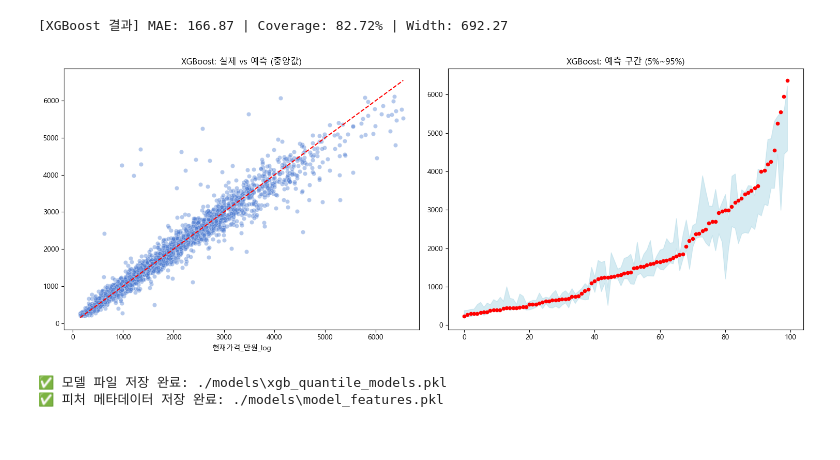
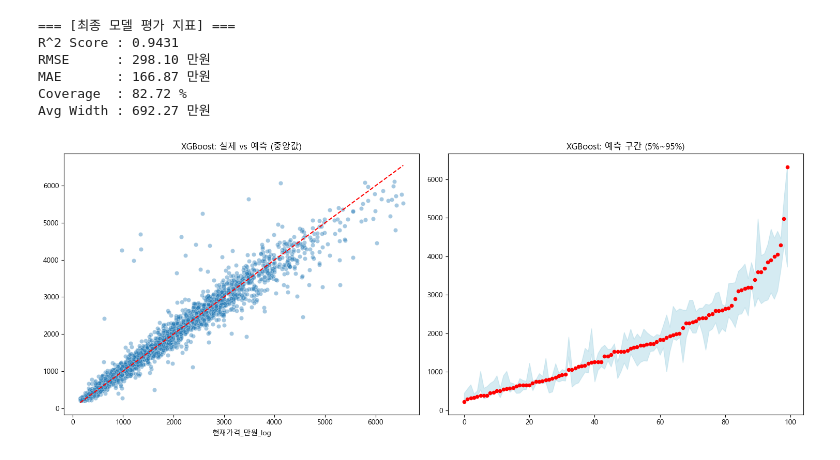
Before and after one commit to dhrhee96/hipython, a Jupyter notebook: ml/모델.ipynb, the cells around one changed output. Drawn from its saved outputs; the diff is of its cells as text; code cells hidden in the pictures.

```diff
--- a/ml/모델.ipynb
+++ b/ml/모델.ipynb
@@ -3,6 +3,8 @@ import pandas as pd
 import numpy as np
 import matplotlib.pyplot as plt
 import seaborn as sns
+from sklearn.metrics import mean_absolute_error, r2_score
+from sklearn.metrics import mean_absolute_error, r2_score, mean_squared_error
 from sklearn.model_selection import train_test_split
 from sklearn.metrics import mean_absolute_error, mean_pinball_loss
 from xgboost import XGBRegressor
@@ -10,7 +12,7 @@ from xgboost import XGBRegressor
 # 1. 데이터 로드 및 전처리
 df = pd.read_csv('./data/bermuda_data_v1_no_ev.csv')
 
-def remove_outliers_iqr(data, column, multiplier=2.0):
+def remove_outliers_iqr(data, column, multiplier=2.0): # multiplier=2.0 은 조금 더 비즈니스에서 lenient, outlier 제거 목적코드
     Q1 = data[column].quantile(0.25)
     Q3 = data[column].quantile(0.75)
     IQR = Q3 - Q1
@@ -20,7 +22,7 @@ df_clean = remove_outliers_iqr(df, '현재가격_만원')
 df_clean = remove_outliers_iqr(df_clean, '주행거리_km')
 
 # 파생 변수 및 인코딩
-df_clean['연간_주행거리'] = df_clean['주행거리_km'] / (df_clean['차량연령'] + 1)
+df_clean['연간_주행거리'] = df_clean['주행거리_km'] / (df_clean['차량연령'] + 1) # 주행거리를 보수적으로 잡아 중고차 가격책정시 정확도를 향상
 df_clean = pd.get_dummies(df_clean, columns=['모델'], drop_first=True)
 df_clean = df_clean.drop(columns=['매물ID'])
 
@@ -35,10 +37,10 @@ X_train, X_test, y_train, y_test = train_test_split(X, y, test_size=0.2, random_
 y_test_real = np.expm1(y_test)
 
 # 2. XGBoost 분위수 모델 학습 (0.05, 0.5, 0.95)
-quantiles = [0.05, 0.5, 0.95]
+quantiles = [0.05, 0.5, 0.95] # 중고차 시장 형성의 합리적 인식
 models_xgb = {}
 
-for q in quantiles:
+for q in quantiles: # 정밀도 향상을 위한 세팅
     xgb = XGBRegressor(
         objective='reg:quantileerror',
         quantile_alpha=q,
@@ -52,61 +54,46 @@ for q in quantiles:
     xgb.fit(X_train, y_train)
     models_xgb[q] = xgb
 
 # 3. 예측 및 지표 계산
-preds_xgb = {q: np.expm1(models_xgb[q].predict(X_test)) for q in quantiles}
-
 mae = mean_absolute_error(y_test_real, preds_xgb[0.5])
+rmse = np.sqrt(mean_squared_error(y_test_real, preds_xgb[0.5])) # RMSE 계산 추가
+r2 = r2_score(y_test_real, preds_xgb[0.5])
 coverage = np.mean((y_test_real >= preds_xgb[0.05]) & (y_test_real <= preds_xgb[0.95])) * 100
 avg_width = np.mean(preds_xgb[0.95] - preds_xgb[0.05])
 
-print(f"[XGBoost 결과] MAE: {mae:.2f} | Coverage: {coverage:.2f}% | Width: {avg_width:.2f}")
+# 출력문 정리
+print(f"=== [최종 모델 평가 지표] ===")
+print(f"R^2 Score : {r2:.4f}")
+print(f"RMSE      : {rmse:.2f} 만원")
+print(f"MAE       : {mae:.2f} 만원")
+print(f"Coverage  : {coverage:.2f} %")
+print(f"Avg Width : {avg_width:.2f} 만원")
 
 # 4. 시각화 (XGBoost 단독)
 plt.rc('font', family='Malgun Gothic') # Mac은 'AppleGothic'
 fig, axes = plt.subplots(1, 2, figsize=(15, 6))
 
 # 실제 vs 예측
 sns.scatterplot(x=y_test_real, y=preds_xgb[0.5], alpha=0.4, ax=axes[0])
 axes[0].plot([y_test_real.min(), y_test_real.max()], [y_test_real.min(), y_test_real.max()], 'r--')
 axes[0].set_title("XGBoost: 실제 vs 예측 (중앙값)")
 
 # 예측 구간 (샘플 100개)
 sample_idx = np.random.choice(len(y_test_real), 100, replace=False)
 sort_idx = np.argsort(y_test_real.iloc[sample_idx].values)
 
 axes[1].fill_between(range(100), preds_xgb[0.05][sample_idx][sort_idx],
                      preds_xgb[0.95][sample_idx][sort_idx], color='lightblue', alpha=0.5)
 axes[1].scatter(range(100), y_test_real.iloc[sample_idx].values[sort_idx], color='red', s=20)
 axes[1].set_title("XGBoost: 예측 구간 (5%~95%)")
 
 plt.tight_layout()
 plt.show()
 # %% [output]
-[XGBoost 결과] MAE: 166.87 | Coverage: 82.72% | Width: 692.27
+=== [최종 모델 평가 지표] ===
+R^2 Score : 0.9431
+RMSE      : 298.10 만원
+MAE       : 166.87 만원
+Coverage  : 82.72 %
+Avg Width : 692.27 만원
-[figure, old version]
+[figure, new version]
-# %%
-# ... (기존 시각화 코드까지 실행 완료 후) ...
-
-import joblib
-import os
-
-# 5. 앱 구동을 위한 모델 및 메타데이터 저장 (.pkl)
-
-# 저장할 디렉토리 생성
-save_dir = './models'
-os.makedirs(save_dir, exist_ok=True)
-
-# 1) 학습된 XGBoost 분위수 모델 딕셔너리 저장
-model_path = os.path.join(save_dir, 'xgb_quantile_models.pkl')
-joblib.dump(models_xgb, model_path)
-
-# 2) 학습에 사용된 최종 피처 컬럼명 리스트 저장 (앱에서 입력 데이터 구조 맞출 때 필수)
-feature_columns = X.columns.tolist()
-features_path = os.path.join(save_dir, 'model_features.pkl')
-joblib.dump(feature_columns, features_path)
-
-print(f"✅ 모델 파일 저장 완료: {model_path}")
-print(f"✅ 피처 메타데이터 저장 완료: {features_path}")
-# %% [output]
-✅ 모델 파일 저장 완료: ./models\xgb_quantile_models.pkl
-✅ 피처 메타데이터 저장 완료: ./models\model_features.pkl
```
Also changed, not shown: parts of 4 cells of this notebook, 2 other files.
